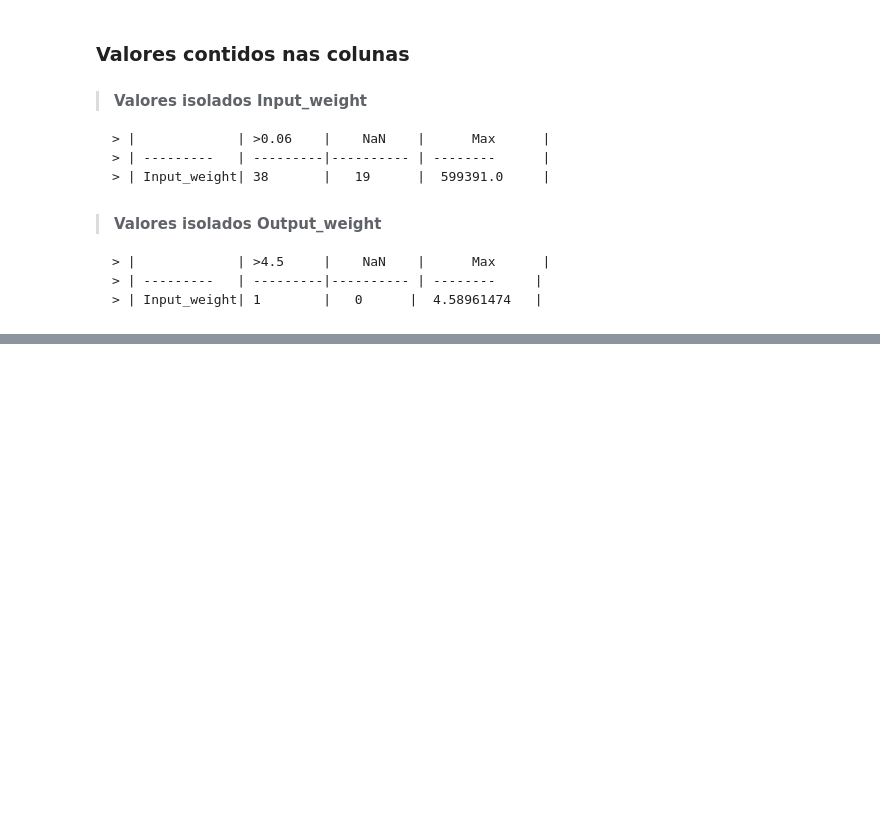
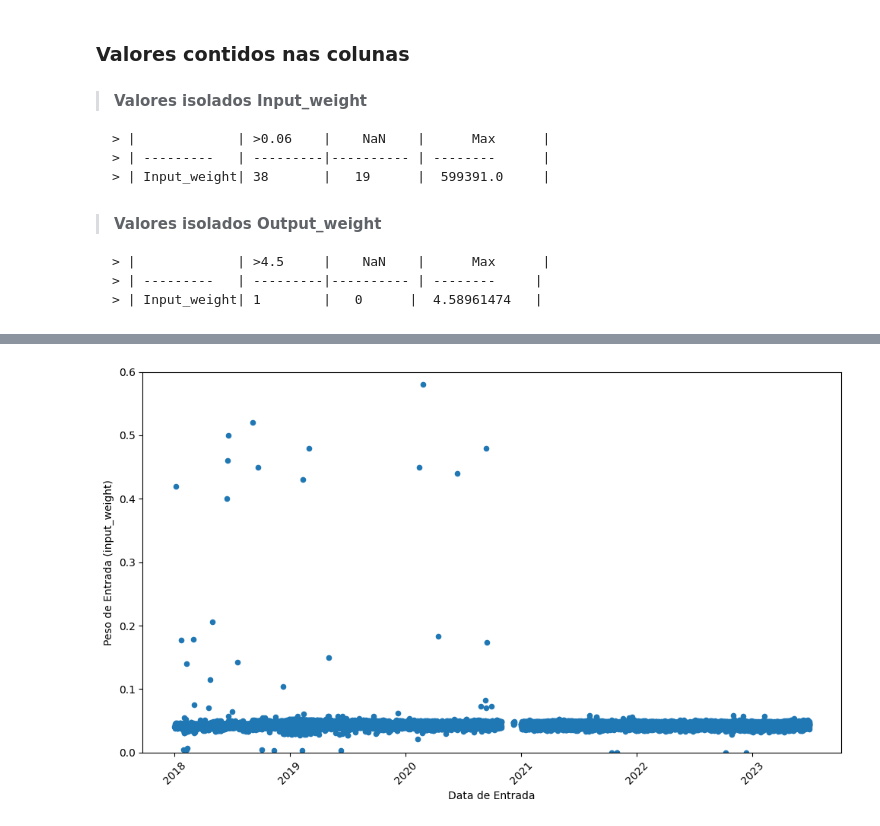
Before and after one commit to EveSantos/tcc, a Jupyter notebook: dados.ipynb, the cells around one changed output, grey strips where cells are left out. Saved outputs shown, nothing was run; the diff lists cells and outputs as text; code cells hidden in the pictures; blank space fills up the shorter version.

```diff
--- a/dados.ipynb
+++ b/dados.ipynb
@@ -56,0 +68,22 @@ array([[<Axes: title={'center': 'weight_gain_daily'}>]], dtype=object)
+# %%
+# Converta a coluna incoming_date para datetime
+df['incoming_date'] = pd.to_datetime(df['incoming_date'])
+
+# Crie o gráfico de dispersão
+ax = df.plot.scatter(x='incoming_date', y='input_weight', figsize=(10, 6))
+
+# Defina os limites do eixo y para variar entre 0 e 0.3
+ax.set_ylim(0, 0.6)
+
+# Rotacione os rótulos do eixo x para exibi-los na vertical
+ax.tick_params(axis='x', rotation=45)
+
+# Configure o título dos eixos
+plt.xlabel('Data de Entrada')
+plt.ylabel('Peso de Entrada (input_weight)')
+
+# Mostra o gráfico
+plt.tight_layout()
+plt.show()
+# %% [output]
+[figure, added]
```
Also changed, not shown: parts of 4 cells of this notebook, 4 other files.
